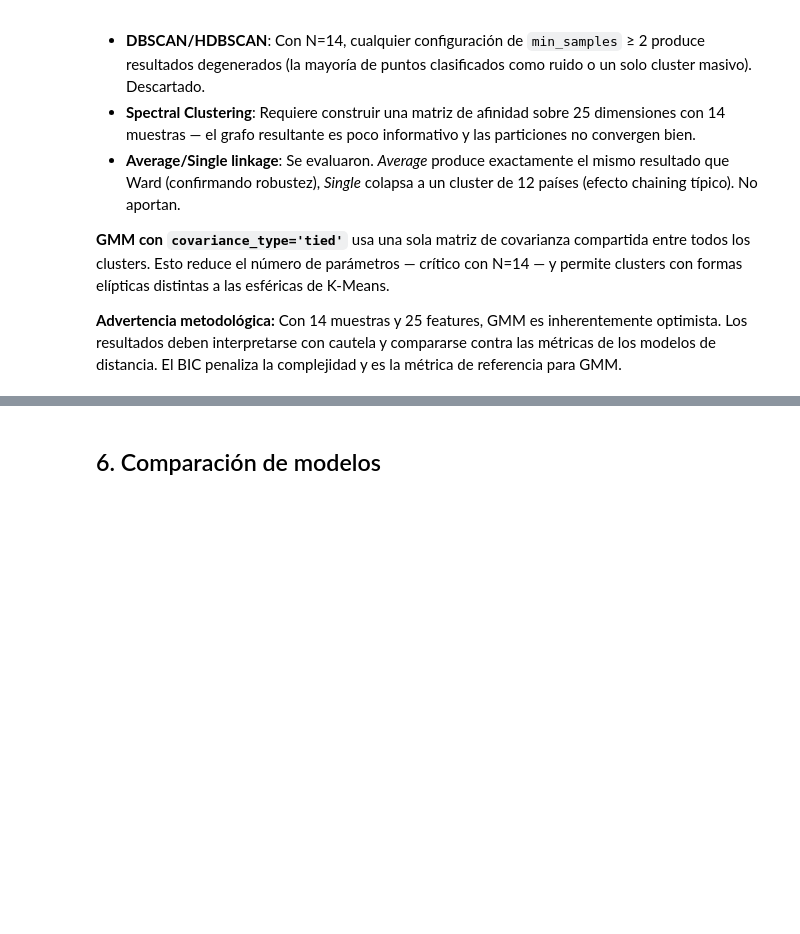
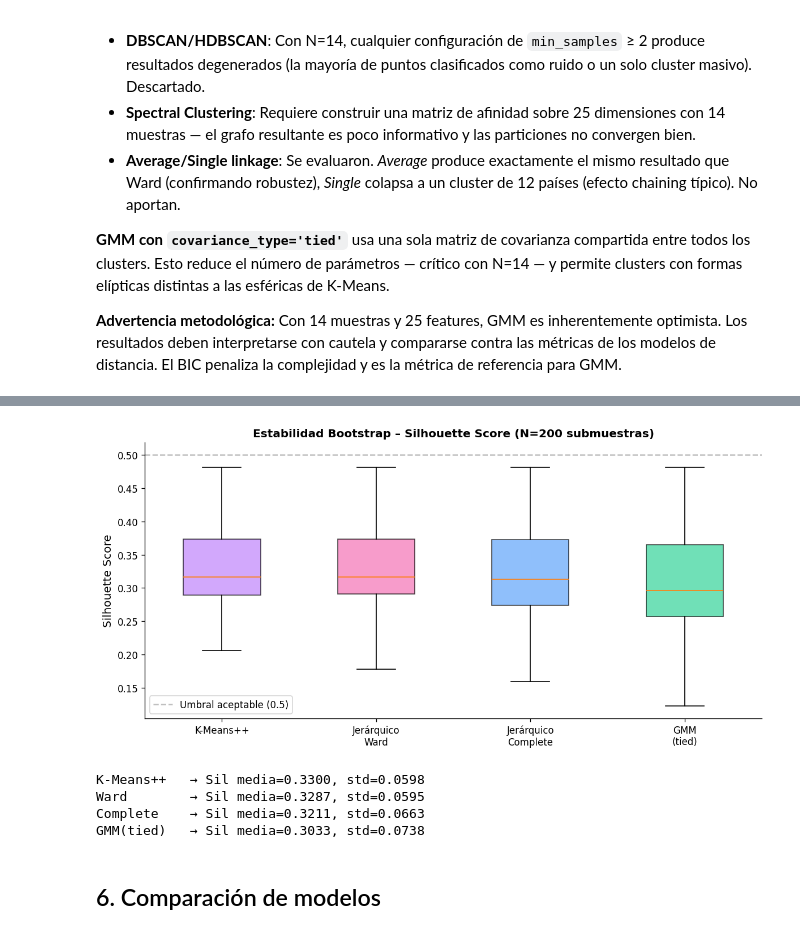
Before and after one commit to nadissa1508/MD_Proyecto_final, a Jupyter notebook: clustering_macro.ipynb, the cells around one changed output, grey strips where cells are left out. Saved outputs shown, nothing was run; the diff lists cells and outputs as text; code cells hidden in the pictures; blank space fills up the shorter version.

```diff
--- a/clustering_macro.ipynb
+++ b/clustering_macro.ipynb
@@ -334,6 +367,7 @@ SUBSAMPLE_SIZE = 10  # 10 de 14 países en cada iteración
 boot_sil_kmpp     = []
 boot_sil_ward     = []
 boot_sil_complete = []
+boot_sil_gmm      = []
 
 for _ in range(N_BOOTSTRAP):
     idx = np.random.choice(len(X_scaled), size=SUBSAMPLE_SIZE, replace=False)
@@ -351,38 +385,54 @@ for _ in range(N_BOOTSTRAP):
         lb = AgglomerativeClustering(n_clusters=K_OPT, linkage='ward').fit_predict(X_sub)
         if len(np.unique(lb)) == K_OPT:
             boot_sil_ward.append(silhouette_score(X_sub, lb))
     except: pass
 
     # Complete
     try:
         lb = AgglomerativeClustering(n_clusters=K_OPT, linkage='complete').fit_predict(X_sub)
         if len(np.unique(lb)) == K_OPT:
             boot_sil_complete.append(silhouette_score(X_sub, lb))
     except: pass
 
-fig, ax = plt.subplots(figsize=(9, 5))
+    # GMM (tied)
+    try:
+        g = GaussianMixture(n_components=K_OPT, covariance_type='tied', n_init=5, random_state=None)
+        g.fit(X_sub)
+        lb = g.predict(X_sub)
+        if len(np.unique(lb)) == K_OPT:
+            boot_sil_gmm.append(silhouette_score(X_sub, lb))
+    except: pass
 
-data_boot = [boot_sil_kmpp, boot_sil_ward, boot_sil_complete]
-labels_boot = ['K-Means++', 'Jerárquico\nWard', 'Jerárquico\nComplete']
-colors_boot = ['#C084FC', '#F472B6', '#60A5FA']
+fig, ax = plt.subplots(figsize=(10, 5))
+
+data_boot   = [boot_sil_kmpp, boot_sil_ward, boot_sil_complete, boot_sil_gmm]
+labels_boot = ['K-Means++', 'Jerárquico\nWard', 'Jerárquico\nComplete', 'GMM\n(tied)']
+colors_boot = ['#C084FC', '#F472B6', '#60A5FA', '#34D399']
 
 bp = ax.boxplot(data_boot, patch_artist=True, labels=labels_boot, widths=0.5)
 for patch, color in zip(bp['boxes'], colors_boot):
     patch.set_facecolor(color)
     patch.set_alpha(0.7)
 
 ax.set_ylabel('Silhouette Score', fontsize=12)
 ax.set_title('Estabilidad Bootstrap – Silhouette Score (N=200 submuestras)', fontsize=12, fontweight='bold')
 ax.axhline(0.5, color='gray', linestyle='--', alpha=0.5, label='Umbral aceptable (0.5)')
 ax.legend(fontsize=10)
 
 plt.tight_layout()
-plt.savefig('macro_bootstrap_stability.png', bbox_inches='tight')
+plt.savefig(f'{PLOTS_DIR}/macro_bootstrap_stability.png', bbox_inches='tight')
 plt.show()
 
 print(f"K-Means++   → Sil media={np.mean(boot_sil_kmpp):.4f}, std={np.std(boot_sil_kmpp):.4f}")
 print(f"Ward        → Sil media={np.mean(boot_sil_ward):.4f}, std={np.std(boot_sil_ward):.4f}")
 print(f"Complete    → Sil media={np.mean(boot_sil_complete):.4f}, std={np.std(boot_sil_complete):.4f}")
+print(f"GMM(tied)   → Sil media={np.mean(boot_sil_gmm):.4f}, std={np.std(boot_sil_gmm):.4f}")
+# %% [output]
+[figure, added]
+K-Means++   → Sil media=0.3300, std=0.0598
+Ward        → Sil media=0.3287, std=0.0595
+Complete    → Sil media=0.3211, std=0.0663
+GMM(tied)   → Sil media=0.3033, std=0.0738
 # %% [markdown]
 ## 6. Comparación de modelos
 # %%
```
Also changed, not shown: parts of 16 cells of this notebook, 9 other files.
